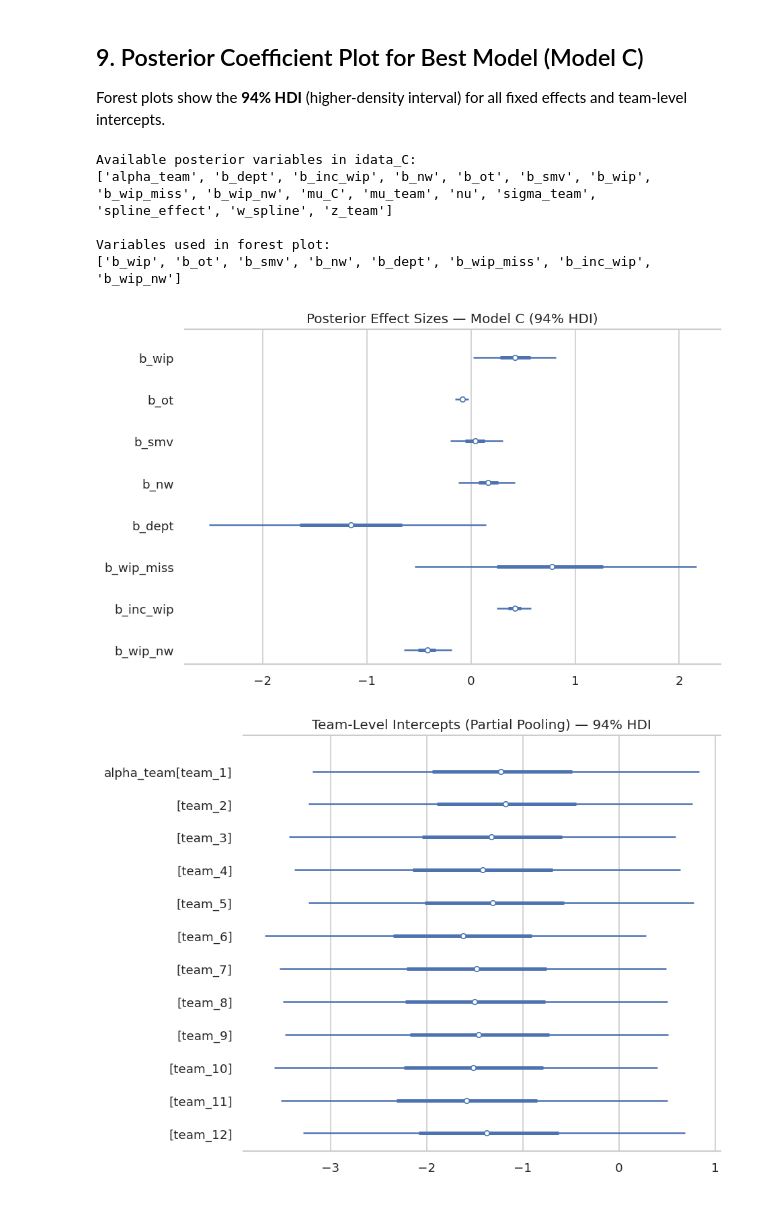
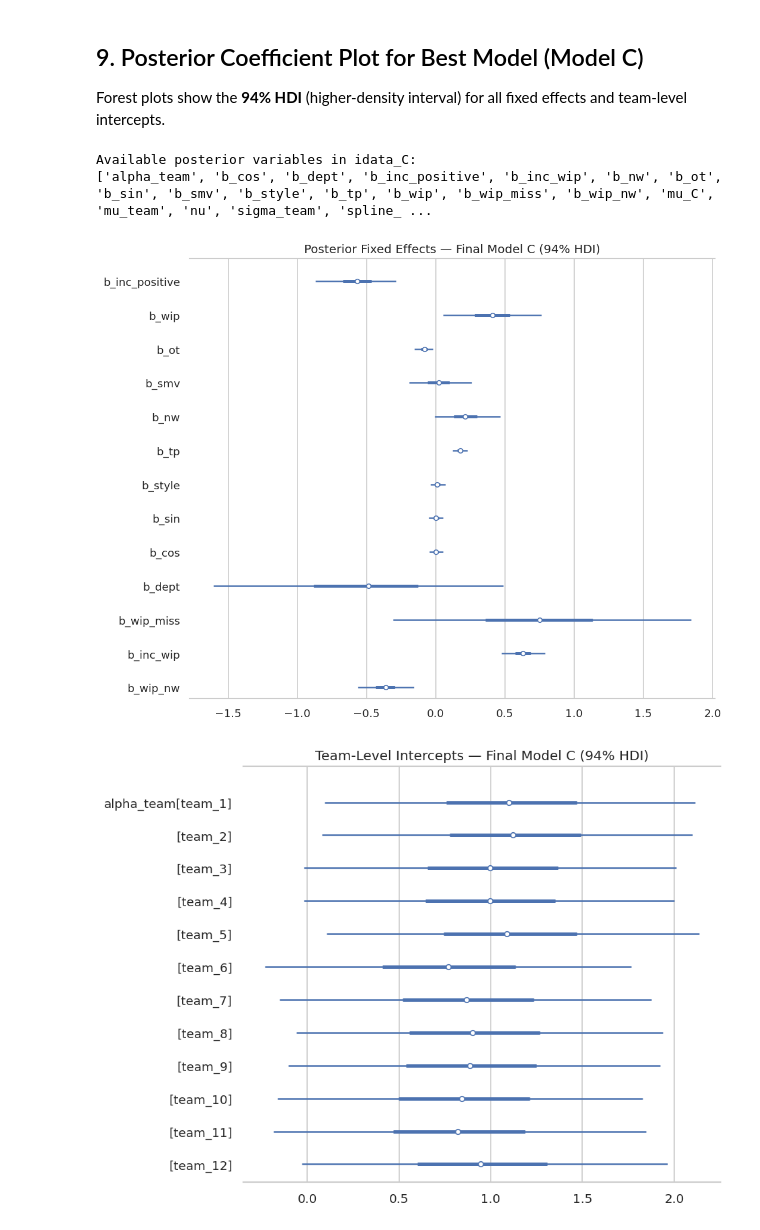
Before and after one commit to dakshini01/ProdFusion, a Jupyter notebook: codes/02_bayesian_beta_model.ipynb, the cells around one changed output. Drawn from its saved outputs; the diff is of its cells as text; code cells hidden in the pictures.

```diff
--- a/codes/02_bayesian_beta_model.ipynb
+++ b/codes/02_bayesian_beta_model.ipynb
@@ -949,75 +1146,59 @@ Model_A_baseline         0.000000e+00  23.097593  14.643656    False   log
 
 Forest plots show the **94% HDI** (higher-density interval) for all fixed effects and team-level intercepts.
 # %%
-# Check available variables in Model C
+# ── Posterior coefficient plots for final Model C ─────────────────────────────
+
 print("Available posterior variables in idata_C:")
 print(list(idata_C.posterior.data_vars))
 
-
-# Forest plot of fixed effects
-possible_effects = [
-    # New corrected Model C names
-    "b_inc",
+fixed_effects = [
+    "b_inc_positive",
     "b_wip",
     "b_ot",
     "b_smv",
     "b_nw",
     "b_tp",
+    "b_style",
+    "b_sin",
+    "b_cos",
     "b_dept",
-    "b_wm",
-    "b_ix_inc_wip",
-    "b_ix_wip_nw",
-
-    # Old Model C names
     "b_wip_miss",
     "b_inc_wip",
-    "b_wip_nw"
+    "b_wip_nw",
 ]
 
-var_names_available = [
-    v for v in possible_effects
-    if v in idata_C.posterior.data_vars
+available_effects = [
+    variable
+    for variable in fixed_effects
+    if variable in idata_C.posterior.data_vars
 ]
-
-print("\nVariables used in forest plot:")
-print(var_names_available)
 
 az.plot_forest(
     idata_C,
-    var_names=var_names_available,
+    var_names=available_effects,
     combined=True,
     hdi_prob=0.94,
-    figsize=(8, 5)
+    figsize=(9, 7),
 )
-
-plt.title("Posterior Effect Sizes — Model C (94% HDI)")
+plt.title("Posterior Fixed Effects — Final Model C (94% HDI)")
 plt.tight_layout()
 plt.savefig(OUTPUT_DIR / "02_posterior_effects.png", dpi=120)
 plt.show()
 
-
-# Team-level intercepts
-if "alpha_team" in idata_C.posterior.data_vars:
-    az.plot_forest(
-        idata_C,
-        var_names=["alpha_team"],
-        combined=True,
-        hdi_prob=0.94,
-        figsize=(8, 6)
-    )
-
-    plt.title("Team-Level Intercepts (Partial Pooling) — 94% HDI")
-    plt.tight_layout()
-    plt.savefig(OUTPUT_DIR / "02_team_intercepts.png", dpi=120)
-    plt.show()
-else:
-    print("alpha_team not found in idata_C.")
+az.plot_forest(
+    idata_C,
+    var_names=["alpha_team"],
+    combined=True,
+    hdi_prob=0.94,
+    figsize=(8, 6),
+)
+plt.title("Team-Level Intercepts — Final Model C (94% HDI)")
+plt.tight_layout()
+plt.savefig(OUTPUT_DIR / "02_team_intercepts.png", dpi=120)
+plt.show()
 # %% [output]
 Available posterior variables in idata_C:
-['alpha_team', 'b_dept', 'b_inc_wip', 'b_nw', 'b_ot', 'b_smv', 'b_wip', 'b_wip_miss', 'b_wip_nw', 'mu_C', 'mu_team', 'nu', 'sigma_team', 'spline_effect', 'w_spline', 'z_team']
-
-Variables used in forest plot:
-['b_wip', 'b_ot', 'b_smv', 'b_nw', 'b_dept', 'b_wip_miss', 'b_inc_wip', 'b_wip_nw']
+['alpha_team', 'b_cos', 'b_dept', 'b_inc_positive', 'b_inc_wip', 'b_nw', 'b_ot', 'b_sin', 'b_smv', 'b_style', 'b_tp', 'b_wip', 'b_wip_miss', 'b_wip_nw', 'mu_C', 'mu_team', 'nu', 'sigma_team', 'spline_ ...
-[figure, old version]
+[figure, new version]
-[figure, old version]
+[figure, new version]
 # %%
```
Also changed, not shown: parts of 32 cells of this notebook.
